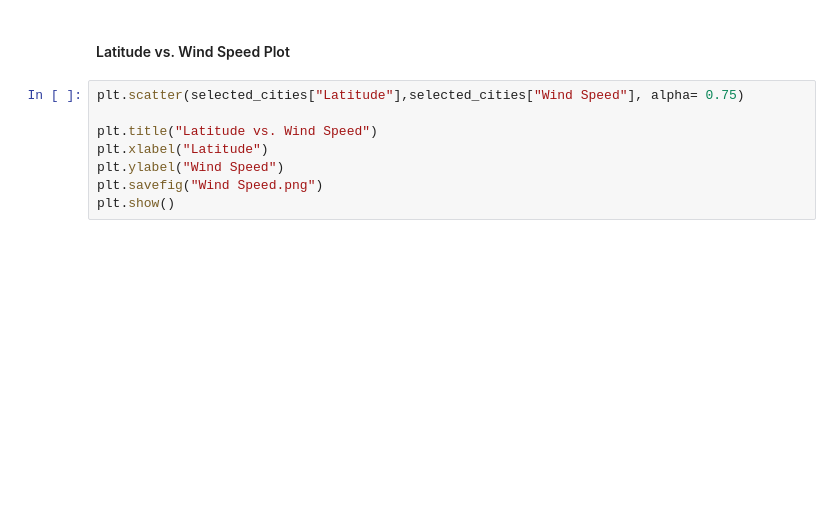
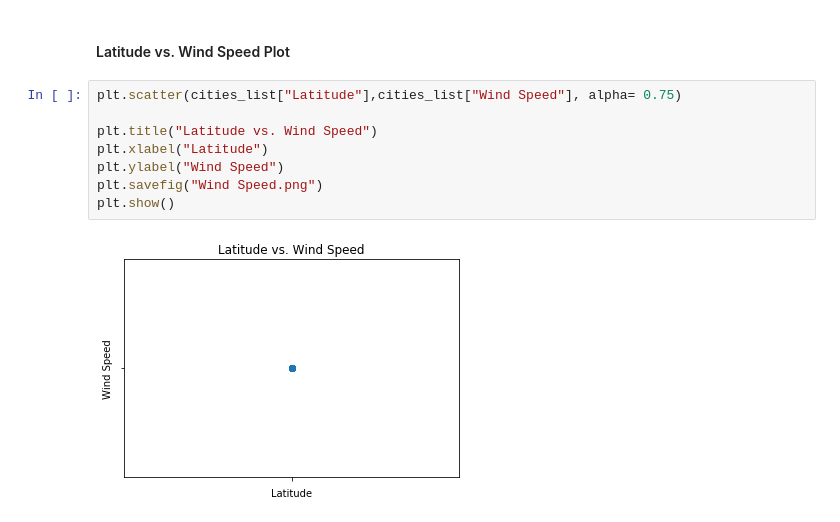
Before and after one commit to kathmorriss/API-Homework, a Jupyter notebook: WeatherPy-Copy1.ipynb, the cells around one changed output. Drawn from its saved outputs; the diff is of its cells as text; blank space fills up the shorter version.

```diff
--- a/WeatherPy-Copy1.ipynb
+++ b/WeatherPy-Copy1.ipynb
@@ -245,10 +247,12 @@ plt.show()
 # %% [markdown]
 #### Latitude vs. Wind Speed Plot
 # %%
-plt.scatter(selected_cities["Latitude"],selected_cities["Wind Speed"], alpha= 0.75)
+plt.scatter(cities_list["Latitude"],cities_list["Wind Speed"], alpha= 0.75)
 
 plt.title("Latitude vs. Wind Speed")
 plt.xlabel("Latitude")
 plt.ylabel("Wind Speed")
 plt.savefig("Wind Speed.png")
 plt.show()
+# %% [output]
+[figure, added]
```
Also changed, not shown: parts of 8 cells of this notebook, 1 other file.
